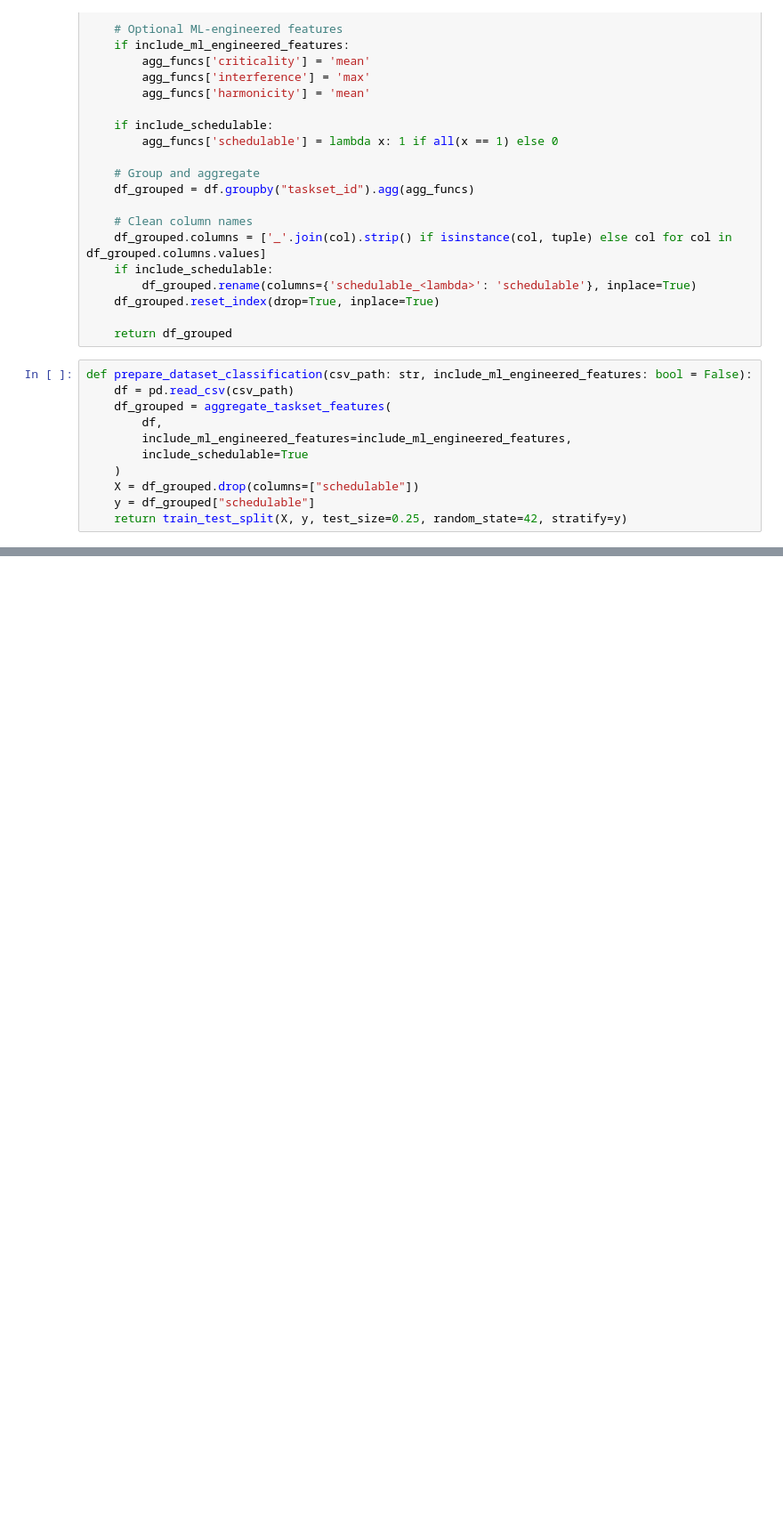
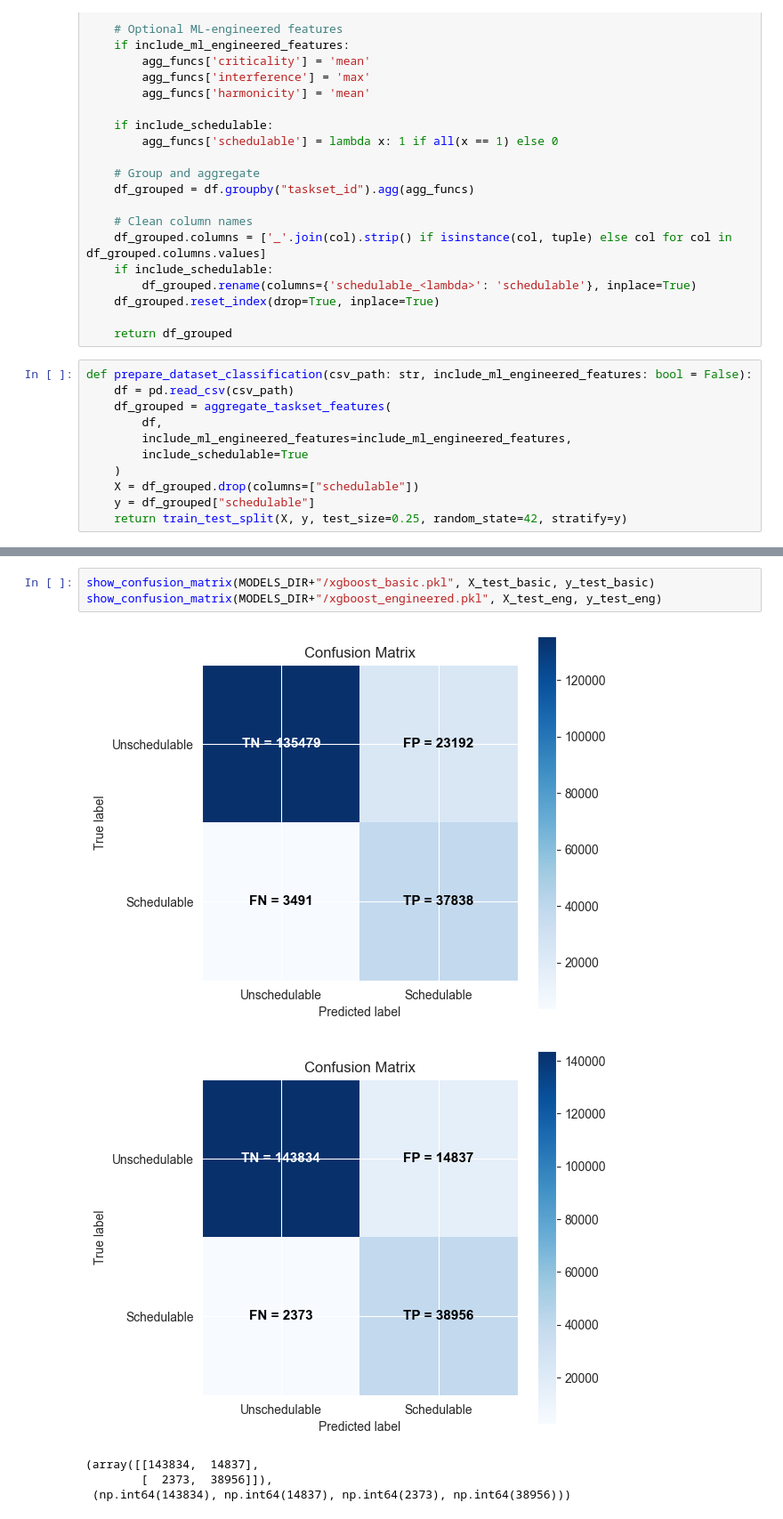
Before and after one commit to MuradGadirovUoL/dissertation, a Jupyter notebook: notebooks/classification.ipynb, the cells around one changed output, grey strips where cells are left out. Shown: that part at 89% size. Cells and saved outputs as stored; diff of their text form; blank space fills up the shorter version.

```diff
--- a/notebooks/classification.ipynb
+++ b/notebooks/classification.ipynb
@@ -311,0 +394,9 @@ weighted avg     0.9300    0.9139    0.9177    200000
+# %%
+show_confusion_matrix(MODELS_DIR+"/xgboost_basic.pkl", X_test_basic, y_test_basic)
+show_confusion_matrix(MODELS_DIR+"/xgboost_engineered.pkl", X_test_eng, y_test_eng)
+# %% [output]
+[figure, added]
+[figure, added]
+(array([[143834,  14837],
+        [  2373,  38956]]),
+ (np.int64(143834), np.int64(14837), np.int64(2373), np.int64(38956)))
```
Also changed, not shown: parts of 7 cells of this notebook, 47 other files.
